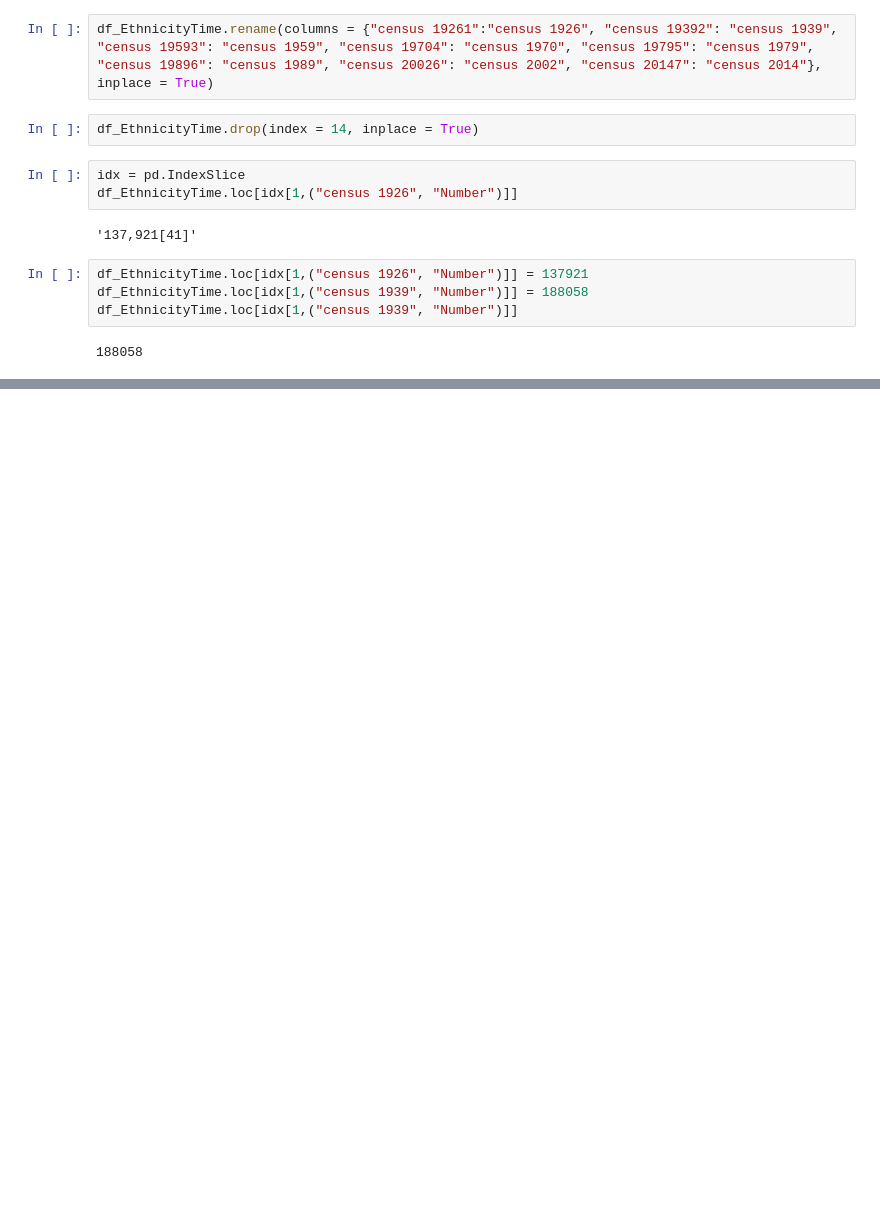
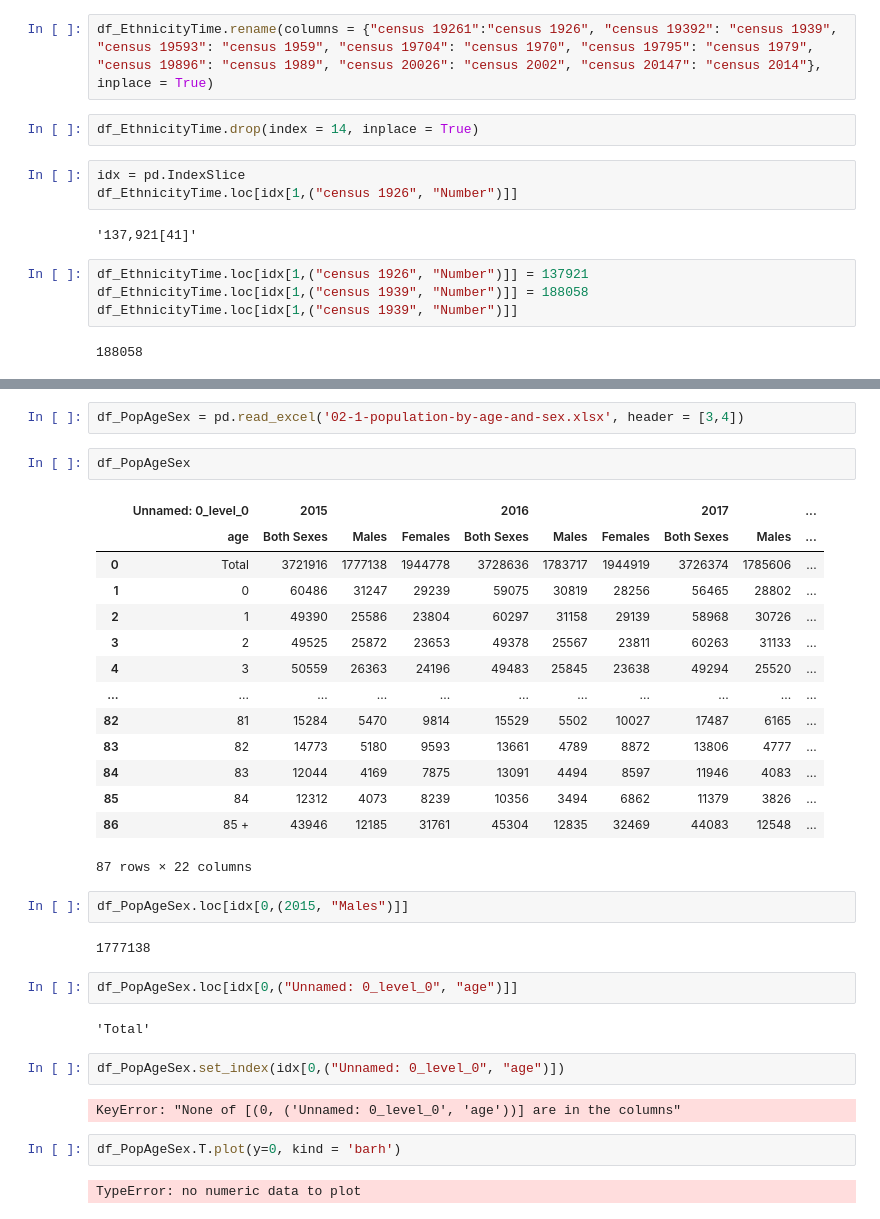
Before and after one commit to spyderroque/Georgia-Ukraine-War, a Jupyter notebook: Demography/Demographics.ipynb, the cells around one changed output, grey strips where cells are left out. Drawn from its saved outputs; the diff is of its cells as text; blank space fills up the shorter version.

```diff
--- a/Demography/Demographics.ipynb
+++ b/Demography/Demographics.ipynb
@@ -354,0 +358,35 @@ TypeError: no numeric data to plot
+# %%
+df_PopAgeSex = pd.read_excel('02-1-population-by-age-and-sex.xlsx', header = [3,4])
+# %%
+df_PopAgeSex
+# %% [output]
+|  | Unnamed: 0_level_0 | 2015 |  |  | 2016 |  |  | 2017 |  | ... |
+|  | age | Both Sexes | Males | Females | Both Sexes | Males | Females | Both Sexes | Males | ... |
+| 0 | Total | 3721916 | 1777138 | 1944778 | 3728636 | 1783717 | 1944919 | 3726374 | 1785606 | ... |
+| 1 | 0 | 60486 | 31247 | 29239 | 59075 | 30819 | 28256 | 56465 | 28802 | ... |
+| 2 | 1 | 49390 | 25586 | 23804 | 60297 | 31158 | 29139 | 58968 | 30726 | ... |
+| 3 | 2 | 49525 | 25872 | 23653 | 49378 | 25567 | 23811 | 60263 | 31133 | ... |
+| 4 | 3 | 50559 | 26363 | 24196 | 49483 | 25845 | 23638 | 49294 | 25520 | ... |
+| ... | ... | ... | ... | ... | ... | ... | ... | ... | ... | ... |
+| 82 | 81 | 15284 | 5470 | 9814 | 15529 | 5502 | 10027 | 17487 | 6165 | ... |
+| 83 | 82 | 14773 | 5180 | 9593 | 13661 | 4789 | 8872 | 13806 | 4777 | ... |
+| 84 | 83 | 12044 | 4169 | 7875 | 13091 | 4494 | 8597 | 11946 | 4083 | ... |
+| 85 | 84 | 12312 | 4073 | 8239 | 10356 | 3494 | 6862 | 11379 | 3826 | ... |
+| 86 | 85 + | 43946 | 12185 | 31761 | 45304 | 12835 | 32469 | 44083 | 12548 | ... |
+87 rows × 22 columns
+# %%
+df_PopAgeSex.loc[idx[0,(2015, "Males")]]
+# %% [output]
+1777138
+# %%
+df_PopAgeSex.loc[idx[0,("Unnamed: 0_level_0", "age")]]
+# %% [output]
+'Total'
+# %%
+df_PopAgeSex.set_index(idx[0,("Unnamed: 0_level_0", "age")])
+# %% [output]
+KeyError: "None of [(0, ('Unnamed: 0_level_0', 'age'))] are in the columns"
+# %%
+df_PopAgeSex.T.plot(y=0, kind = 'barh')
+# %% [output]
+TypeError: no numeric data to plot
```
Also changed, not shown: parts of 5 cells of this notebook, 11 other files.
